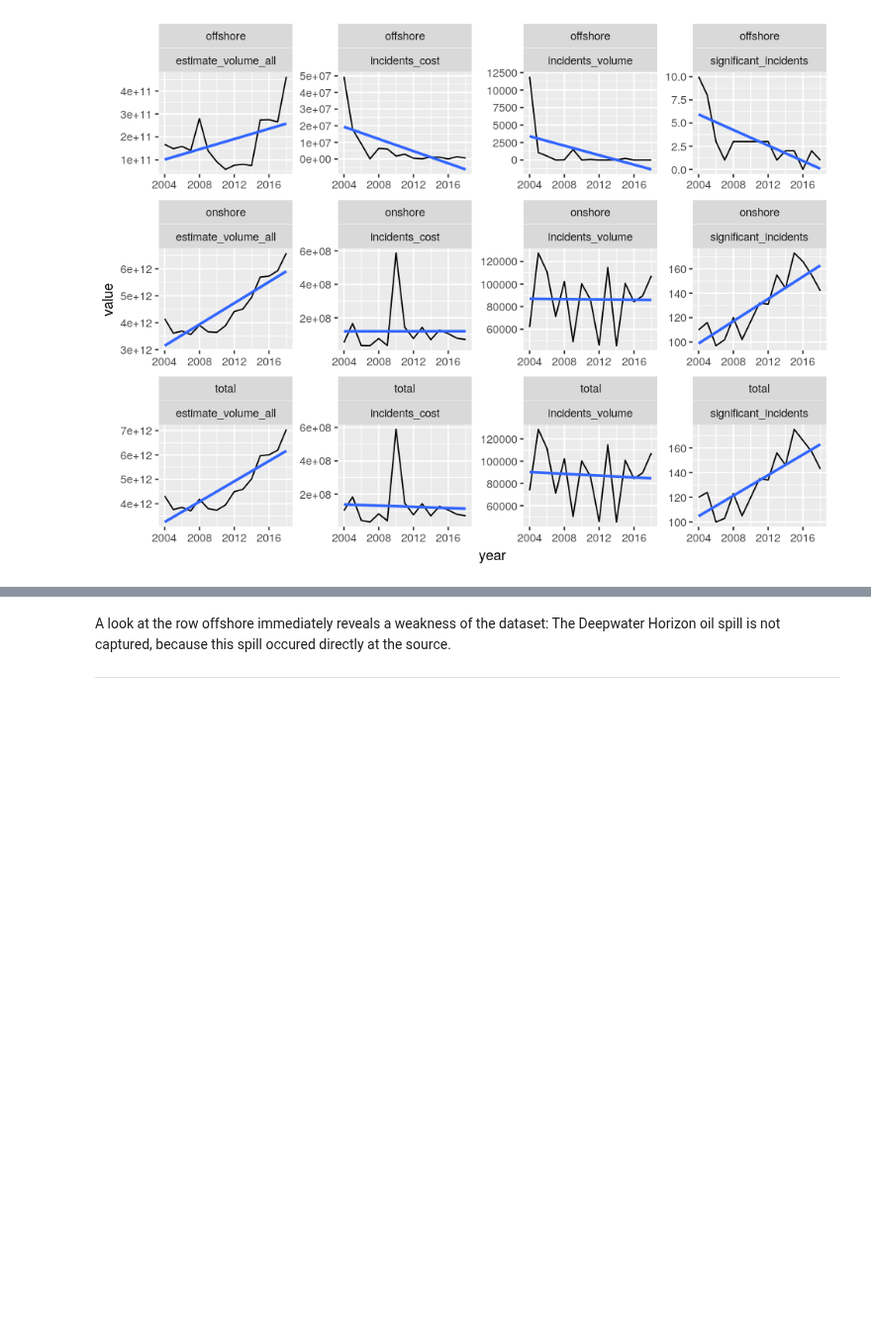
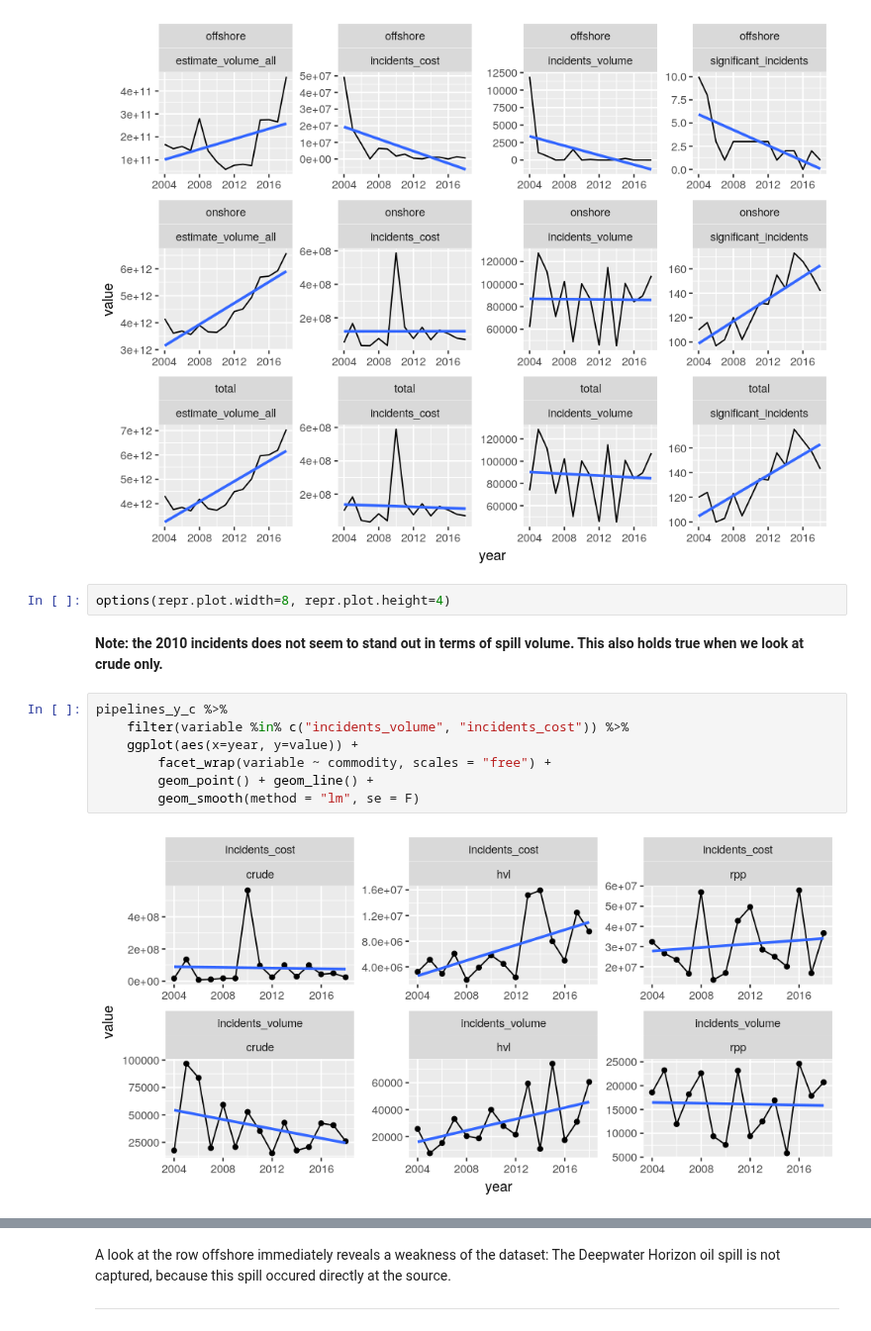
Before and after one commit to julianbarg/spills, a Jupyter notebook: presentations/rpm_2020-03-20/rpm_2020-03-20.ipynb, the cells around one changed output, grey strips where cells are left out. Shown at 99% size. Cells and saved outputs as stored; diff of their text form; blank space fills up the shorter version.

```diff
--- a/presentations/rpm_2020-03-20/rpm_2020-03-20.ipynb
+++ b/presentations/rpm_2020-03-20/rpm_2020-03-20.ipynb
@@ -206,3 +206,16 @@ options(repr.plot.width=8, repr.plot.height=6)
 overview_spills
 # %% [output]
 [figure]
+# %%
+options(repr.plot.width=8, repr.plot.height=4)
+# %% [markdown]
+**Note: the 2010 incidents does not seem to stand out in terms of spill volume. This also holds true when we look at crude only.**
+# %%
+pipelines_y_c %>%
+    filter(variable %in% c("incidents_volume", "incidents_cost")) %>%
+    ggplot(aes(x=year, y=value)) +
+        facet_wrap(variable ~ commodity, scales = "free") +
+        geom_point() + geom_line() +
+        geom_smooth(method = "lm", se = F)
+# %% [output]
+[figure, added]
```
Also changed, not shown: parts of 9 cells of this notebook, 2 other files.
